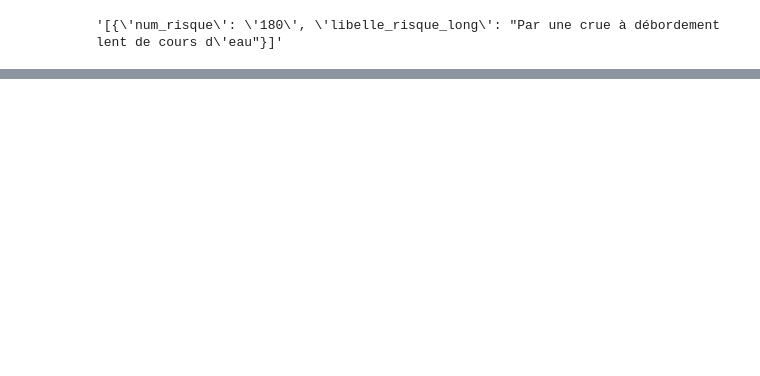
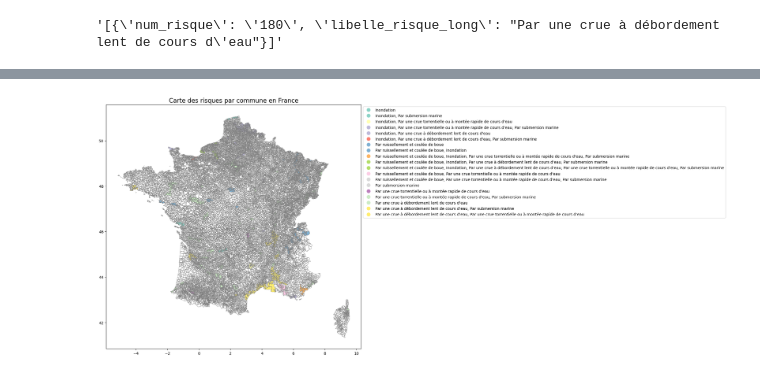
Before and after one commit to Jeanjacob20/Python-For-Data-Science-Project, a Jupyter notebook: listofRisks2.ipynb, the cells around one changed output, grey strips where cells are left out. Cells and saved outputs as stored; diff of their text form; code cells hidden in the pictures; blank space fills up the shorter version.

```diff
--- a/listofRisks2.ipynb
+++ b/listofRisks2.ipynb
@@ -30,0 +15,20 @@ df_llr2
+# %%
+import pandas as pd
+import ast  # Pour convertir une chaîne représentant une liste en liste
+
+# Charger uniquement les colonnes nécessaires
+cols_to_load = ['liste_libelle_risque', 'libelle_commune']
+data = pd.read_csv('flood_risk_data.csv')
+
+# Convertir la colonne `liste_libelle_risque` en une liste de dictionnaires
+data['liste_libelle_risque'] = data['liste_libelle_risque'].apply(ast.literal_eval)
+
+# Séparer les éléments des dictionnaires en colonnes distinctes
+expanded_data = data.explode('liste_libelle_risque')  # Sépare chaque élément de la liste dans une nouvelle ligne
+expanded_data[['num_risque', 'libelle_risque_long']] = expanded_data['liste_libelle_risque'].apply(pd.Series)
+
+# Supprimer la colonne d'origine après extraction
+expanded_data = expanded_data.drop(columns=['liste_libelle_risque'])
+
+# Afficher les premières lignes du DataFrame transformé
+expanded_data.head()
@@ -30,0 +61,56 @@ df_llr2
+# %%
+import geopandas as gpd
+import pandas as pd
+import matplotlib.pyplot as plt
+from cartiflette import carti_download
+
+# 1. Télécharger les données géographiques des communes françaises via Cartiflette
+france = carti_download(
+    values=["France"],
+    crs=4326,
+    borders="COMMUNE",
+    vectorfile_format="geojson",
+    simplification=50,
+    filter_by="FRANCE_ENTIERE",
+    source="EXPRESS-COG-CARTO-TERRITOIRE",
+    year=2022,
+)
+
+# Filtrer pour ne garder que les communes métropolitaines
+france = france.loc[france["INSEE_REG"] > 10]
+
+# 2. Charger vos données de risques transformées
+# On suppose que le DataFrame `expanded_data` contient les colonnes nécessaires
+# et qu'il a été défini précédemment.
+
+# Associer les risques multiples à chaque commune
+risk_data_grouped = expanded_data.groupby('code_insee')['libelle_risque_long'].apply(
+    lambda x: ', '.join(x.unique())
+).reset_index()
+
+# 3. Fusionner les données géographiques avec les risques
+geo_risks = france.merge(risk_data_grouped, left_on='INSEE_COM', right_on='code_insee', how='left')
+
+# 4. Créer la carte
+fig, ax = plt.subplots(1, 1, figsize=(12, 15))
+
+# Afficher les limites des communes
+france.boundary.plot(ax=ax, linewidth=0.5, color="gray")
+
+# Remplir les communes avec des couleurs basées sur les risques
+geo_risks.plot(
+    column='libelle_risque_long',  # Colonne contenant les types de risques
+    ax=ax,
+    legend=True,
+    cmap="Set3",  # Palette de couleurs pour différencier les risques
+    legend_kwds={'bbox_to_anchor': (1, 1), 'loc': 'upper left'}
+)
+
+# Ajouter un titre et améliorer la mise en page
+plt.title("Carte des risques par commune en France", fontsize=16)
+plt.tight_layout()
+
+# Afficher la carte
+plt.show()
+# %% [output]
+[figure, added]
```
Also changed, not shown: parts of 5 cells of this notebook, 1 other file.
